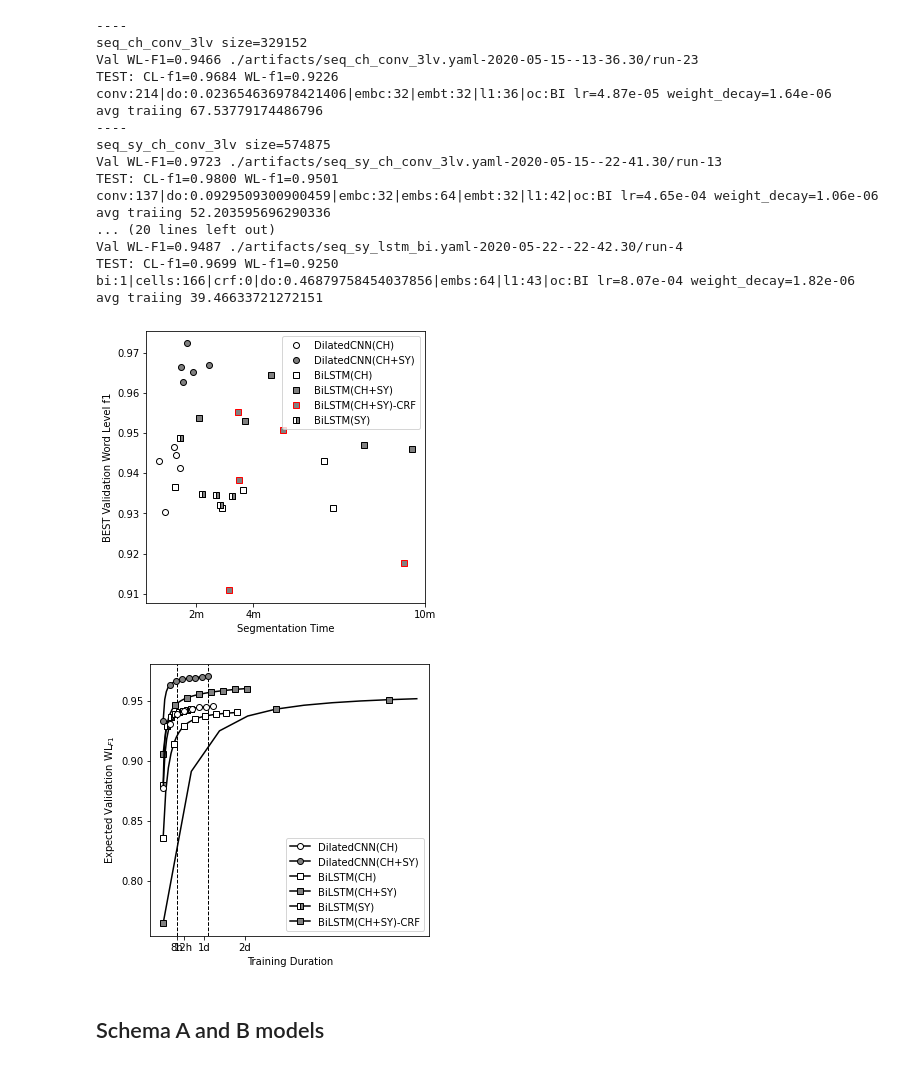
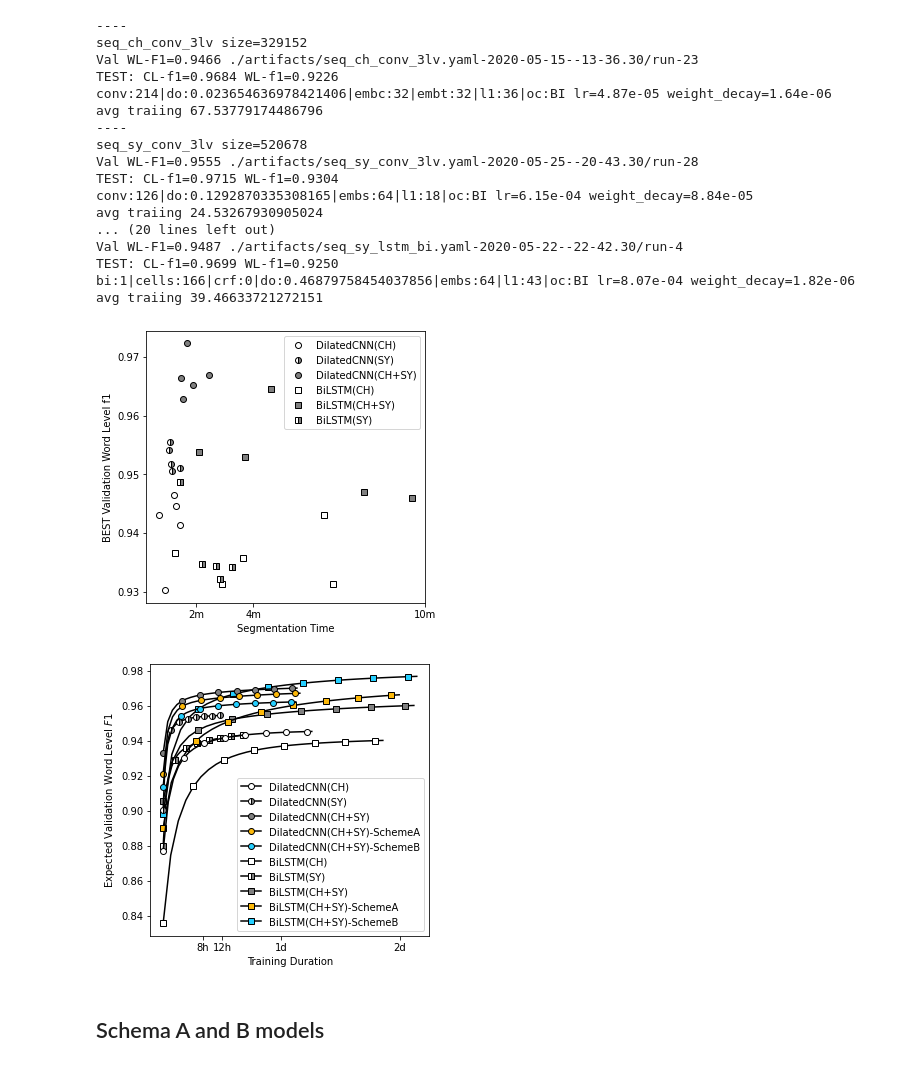
Before and after one commit to p16i/Syllable-based-Neural-Thai-Word-Segmentation, a Jupyter notebook: notebooks/viz-plot-hyperopt-results.ipynb, the cells around one changed output. Cells and saved outputs as stored; diff of their text form; code cells hidden in the pictures.

Commit message:
update stats

```diff
--- a/notebooks/viz-plot-hyperopt-results.ipynb
+++ b/notebooks/viz-plot-hyperopt-results.ipynb
@@ -6,10 +6,16 @@ import numpy as np
 # %%
 data = {
     "DilatedCNN(CH)": "../stats/seq_ch_conv_3lv.yaml-2020-05-15--13-36.30.csv",
+    "DilatedCNN(SY)": "../stats/seq_sy_conv_3lv.yaml-2020-05-25--20-43.30.csv",
     "DilatedCNN(CH+SY)": "../stats/seq_sy_ch_conv_3lv.yaml-2020-05-15--22-41.30.csv",
+    "DilatedCNN(CH+SY)-SchemeA": "../stats/seq_sy_ch_conv_3lv_scheme_a.yaml-2020-05-24--17-49.30.csv",
+    "DilatedCNN(CH+SY)-SchemeB": "../stats/seq_sy_ch_conv_3lv_scheme_b.yaml-2020-05-24--17-49.30.csv",
+
 #     "UniLSTM(CH)": "../stats/seq_ch_lstm_uni.yaml-2020-05-16--10-14.30.csv",
     "BiLSTM(CH)": "../stats/seq_ch_lstm_bi.yaml-2020-05-22--22-42.30.csv",
     "BiLSTM(CH+SY)": "../stats/seq_sy_ch_lstm_bi.yaml-2020-05-22--22-42.30.csv",
+    "BiLSTM(CH+SY)-SchemeA": "../stats/seq_sy_ch_lstm_scheme_a.yaml-2020-05-24--17-52.30.csv",
+    "BiLSTM(CH+SY)-SchemeB": "../stats/seq_sy_ch_lstm_scheme_b.yaml-2020-05-24--17-52.30.csv",
     "BiLSTM(CH+SY)-CRF": "../stats/seq_sy_ch_lstm_bi_crf.yaml-2020-05-23--13-12.10.csv",
     "BiLSTM(SY)": "../stats/seq_sy_lstm_bi.yaml-2020-05-22--22-42.30.csv",
 }
@@ -22,6 +28,17 @@ def marker(k):
         return "*"
     elif "BiLSTM" in k:
         return "s"
+
+def markercolor(k):
+    if "SY" in k:
+        if "SchemeA" in k:
+            return "#FDB90A"
+        elif "SchemeB" in k:
+            return "#25CFFF"
+        else:
+            return "gray"
+    else:
+        return "white"
 
 def plot_hyperopt(families, n=10):
     plt.figure(figsize=(5, 5))
@@ -43,7 +60,8 @@ def plot_hyperopt(families, n=10):
             label=k,
             marker=marker(k),
             markeredgecolor="red" if "CRF" in k else "black",
-            markerfacecolor="gray" if "SY" in k else "white",
+            markerfacecolor=markercolor(k),
+#             "gray" if "SY" in k else "white",
             fillstyle="right" if "(SY)" in k else "full",
             markerfacecoloralt="white"
         )
@@ -65,10 +83,11 @@ def plot_hyperopt(families, n=10):
 
 plot_hyperopt([
     "DilatedCNN(CH)",
+    "DilatedCNN(SY)",
     "DilatedCNN(CH+SY)",
     "BiLSTM(CH)",
     "BiLSTM(CH+SY)",
-    "BiLSTM(CH+SY)-CRF",
+#     "BiLSTM(CH+SY)-CRF",
     "BiLSTM(SY)"
 ], n=5)
 # %% [output]
@@ -79,22 +98,22 @@ TEST: CL-f1=0.9684 WL-f1=0.9226
 conv:214|do:0.023654636978421406|embc:32|embt:32|l1:36|oc:BI lr=4.87e-05 weight_decay=1.64e-06
 avg traiing 67.53779174486796
 ----
-seq_sy_ch_conv_3lv size=574875
-Val WL-F1=0.9723 ./artifacts/seq_sy_ch_conv_3lv.yaml-2020-05-15--22-41.30/run-13
-TEST: CL-f1=0.9800 WL-f1=0.9501
-conv:137|do:0.0929509300900459|embc:32|embs:64|embt:32|l1:42|oc:BI lr=4.65e-04 weight_decay=1.06e-06
-avg traiing 52.203595696290336
+seq_sy_conv_3lv size=520678
+Val WL-F1=0.9555 ./artifacts/seq_sy_conv_3lv.yaml-2020-05-25--20-43.30/run-28
+TEST: CL-f1=0.9715 WL-f1=0.9304
+conv:126|do:0.1292870335308165|embs:64|l1:18|oc:BI lr=6.15e-04 weight_decay=8.84e-05
+avg traiing 24.53267930905024
 ... (20 lines left out)
 Val WL-F1=0.9487 ./artifacts/seq_sy_lstm_bi.yaml-2020-05-22--22-42.30/run-4
 TEST: CL-f1=0.9699 WL-f1=0.9250
 bi:1|cells:166|crf:0|do:0.46879758454037856|embs:64|l1:43|oc:BI lr=8.07e-04 weight_decay=1.82e-06
 avg traiing 39.46633721272151
-[figure, old version]
+[figure, new version]
 # %%
 def plot_expected_perf(families):
     plt.figure(figsize=(5, 5))
-    plt.axvline(8, ls="--", zorder=0, color="black", lw=1)
-    plt.axvline(26, ls="--", zorder=0, color="black", lw=1)
+#     plt.axvline(8, ls="--", zorder=0, color="black", lw=1)
+#     plt.axvline(26, ls="--", zorder=0, color="black", lw=1)
     for k in families:
         df = pd.read_csv(data[k])
         exp_perf = expected_max_performance.samplemax(df["best-val:word_level:f1"])
@@ -109,38 +128,42 @@ def plot_expected_perf(families):
             marker=marker(k),
             label=k,
             markevery=4,
-            markerfacecolor="gray" if "SY" in k else "white",
+            markerfacecolor=markercolor(k),
             color="black",
             zorder=1 if "CNN" in k else 0,
             fillstyle="right" if "(SY)" in k else "full",
             markerfacecoloralt="white"
         )
 
 #         plt.fill_between(
 #             x,
 #             np.where(mean - std > _min, mean - std, _min),
 #             np.where(mean + std < _max, mean + std, _max),
 #             color="gray",
 #             alpha=0.2,
 #             zorder=0,
 #         )
 #     plt.ylim(0.8)
-    plt.ylabel("Expected Validation WL$_{F1}$")
+    plt.ylabel("Expected Validation Word Level ${F1}$")
     plt.xlabel("Training Duration")
     plt.xticks([8, 12, 24, 48], ["8h", "12h", "1d", "2d"])
 #     plt.legend(loc='center left', bbox_to_anchor=(1, 0.5))
     plt.legend()
 
 plot_expected_perf([
     "DilatedCNN(CH)",
+    "DilatedCNN(SY)",
     "DilatedCNN(CH+SY)",
+    "DilatedCNN(CH+SY)-SchemeA",
+    "DilatedCNN(CH+SY)-SchemeB",
     "BiLSTM(CH)",
+    "BiLSTM(SY)",
     "BiLSTM(CH+SY)",
-    "BiLSTM(SY)",
-    "BiLSTM(CH+SY)-CRF"
+    "BiLSTM(CH+SY)-SchemeA",
+    "BiLSTM(CH+SY)-SchemeB",
 ])
-plt.savefig("./figures/expected_val_perf.svg")
+plt.savefig("./figures/expected_val_perf.png", dpi=300)
 # %% [output]
-[figure, old version]
+[figure, new version]
 # %% [markdown]
 ## Schema A and B models
```
Also changed, not shown: parts of 4 cells of this notebook, 1 other file.
